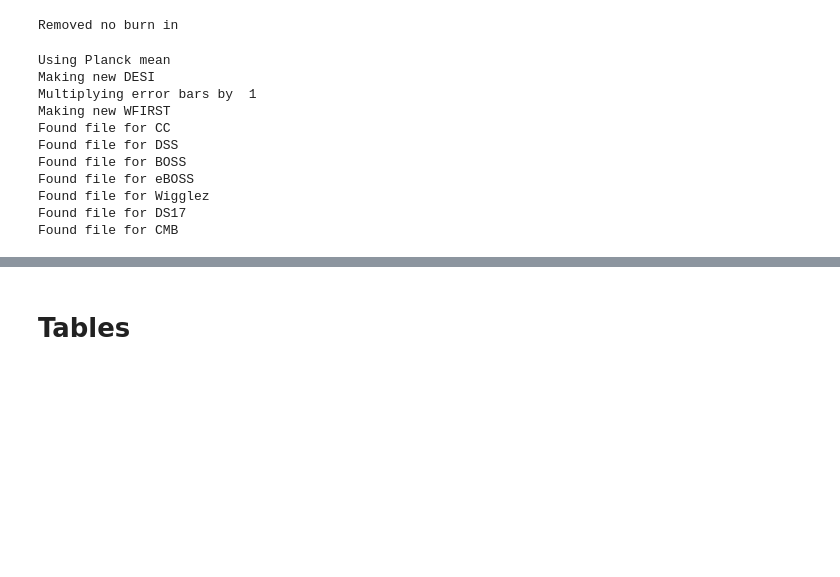
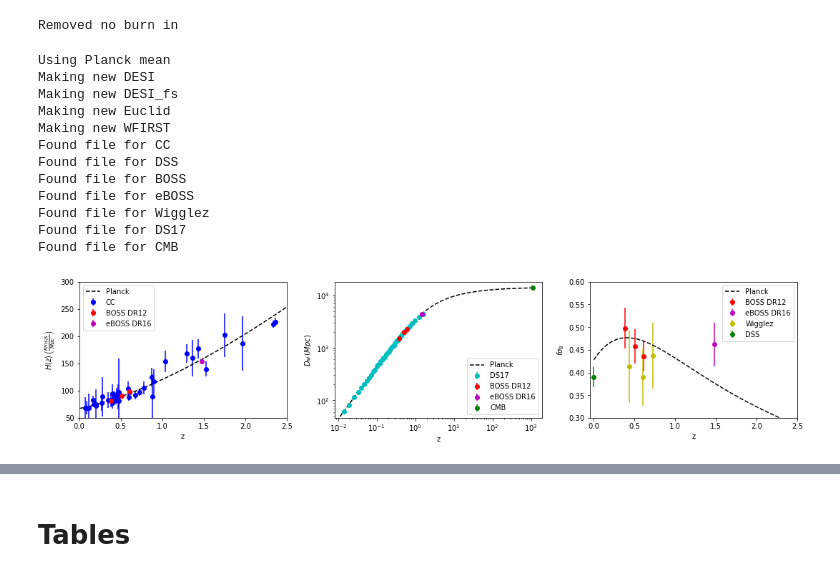
Before and after one commit to JaimeRZP/Growz, a Jupyter notebook: notebooks/plotting_Xi.ipynb, the cells around one changed output, grey strips where cells are left out. Drawn from its saved outputs; the diff is of its cells as text; code cells hidden in the pictures; blank space fills up the shorter version.

```diff
--- a/notebooks/plotting_Xi.ipynb
+++ b/notebooks/plotting_Xi.ipynb
@@ -50,8 +48,11 @@ Planck = data_class.Planck
 z_planck = data_class.z_planck
 c = data_class.c
 
-DESI_data = data_class.get_DESI(new=True, mode=None)
-WFIRST_data = data_class.get_WFIRST(new=True)
+DESI_data = data_class.get_synthetic('DESI', new=True)
+DESI_fs_data = data_class.get_synthetic('DESI_fs', new=True)
+Euclid_data = data_class.get_synthetic('Euclid', new=True)
+WFIRST_data = data_class.get_synthetic('WFIRST', new=True)
+
 CC_data = data_class.get_CC(new=False)
 DSS_data = data_class.get_DSS(new=False)
 BOSS_data = data_class.get_BOSS(new=False)
@@ -62,7 +63,8 @@ CMB_data = data_class.get_CMB(new=False)
 # %% [output]
 Using Planck mean
 Making new DESI
-Multiplying error bars by  1
+Making new DESI_fs
+Making new Euclid
 Making new WFIRST
 Found file for CC
 Found file for DSS
@@ -71,3 +73,53 @@ Found file for eBOSS
 Found file for Wigglez
 Found file for DS17
 Found file for CMB
+# %%
+fig=plt.figure(figsize=(18,3.5))
+fig.subplots_adjust(wspace=0.23)
+
+ax1 = plt.subplot(131)
+plt.plot(z_planck, Planck['Hkms_arr'], "k--", label='Planck')
+plt.errorbar(CC_data['z'], CC_data['data'], yerr = CC_data['err'], fmt='bo', label='CC')
+plt.errorbar(BOSS_data['z'], BOSS_data['para_data'], yerr=BOSS_data['para_err'], fmt='ro', label='BOSS DR12')
+plt.errorbar(eBOSS_data['z'], c/1000/(eBOSS_data['para_data']*eBOSS_data['rd']),
+             yerr = 1/eBOSS_data['rd']/(np.array([0.47])), fmt='mo', label='eBOSS DR16')
+# axis labels and title
+plt.xlim(0, 2.5)
+plt.ylim(50, 300)
+plt.xlabel("z")
+plt.ylabel(r"$H(z) \, \left(\frac{Kms/s}{Mpc} \right)$")
+plt.legend();
+
+ax1 = plt.subplot(132)
+plt.plot(z_planck, Planck['dM_arr'], "k--", label='Planck')
+plt.errorbar(DS17_data['z'], (10**((DS17_data['data']-25+19.4)/5))/(1+DS17_data['z']),
+             yerr=(10**(DS17_data['err']/5))/(1+DS17_data['z']), fmt='co', label='DS17')
+plt.errorbar(BOSS_data['z'], BOSS_data['perp_data'], yerr=BOSS_data['perp_err'], fmt='ro', label='BOSS DR12')
+plt.errorbar(eBOSS_data['z'], eBOSS_data['perp_data']*eBOSS_data['rd'],
+             yerr=np.array([0.79])*eBOSS_data['rd'], fmt='mo', label='eBOSS DR16')
+plt.errorbar(CMB_data['z'], (1/CMB_data['data'])*(100*CMB_data['rd']),
+             yerr=(1/CMB_data['err'])*1/(100*CMB_data['rd']), fmt='go', label='CMB')
+
+plt.xlabel("z")
+plt.ylabel(r"$D_M$")
+plt.loglog()
+plt.ylabel(r"$D_M \, (Mpc)$")
+plt.legend();
+
+ax1 = plt.subplot(133)
+plt.plot(z_planck, Planck['f_arr']*Planck['s8_arr'], "k--", label='Planck')
+plt.errorbar(BOSS_data['z'], BOSS_data['fs8_data'], yerr=BOSS_data['fs8_err'], fmt='ro', label='BOSS DR12')
+plt.errorbar(eBOSS_data['z'], eBOSS_data['fs8_data'], yerr=eBOSS_data['fs8_err'], fmt='mo', label='eBOSS DR16')
+plt.errorbar(Wigglez_data['z'], Wigglez_data['data'], yerr=Wigglez_data['err'], fmt='yo', label='Wigglez')
+plt.errorbar(DSS_data['z'], DSS_data['data'], yerr=DSS_data['err'], fmt='go', label='DSS')
+
+plt.xlim(-0.05, 2.5)
+plt.ylim(0.3, 0.6)
+plt.xlabel("z")
+plt.ylabel(r"$f \sigma_8$")
+plt.legend();
+
+os.remove('/mnt/c/Users/Jaime/Desktop/PhD/gp_figures/data.pdf')
+plt.savefig('/mnt/c/Users/Jaime/Desktop/PhD/gp_figures/data.pdf', bbox_inches='tight', pad_inches=0)
+# %% [output]
+[figure, added]
```
Also changed, not shown: parts of 24 cells of this notebook, 8 other files.
